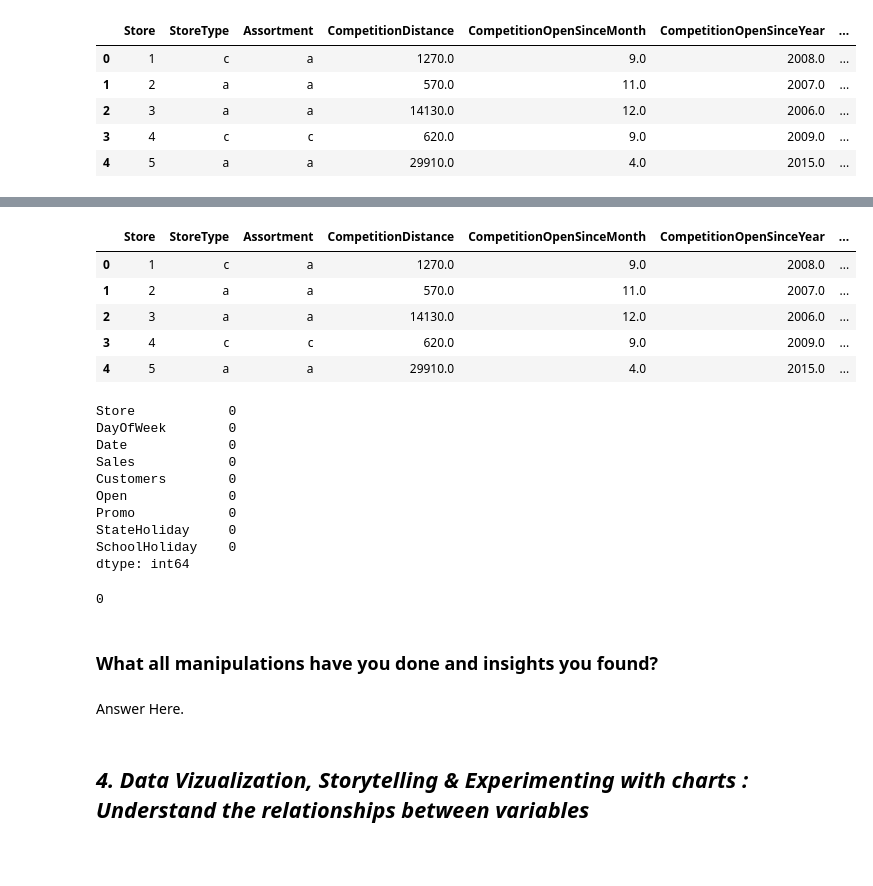
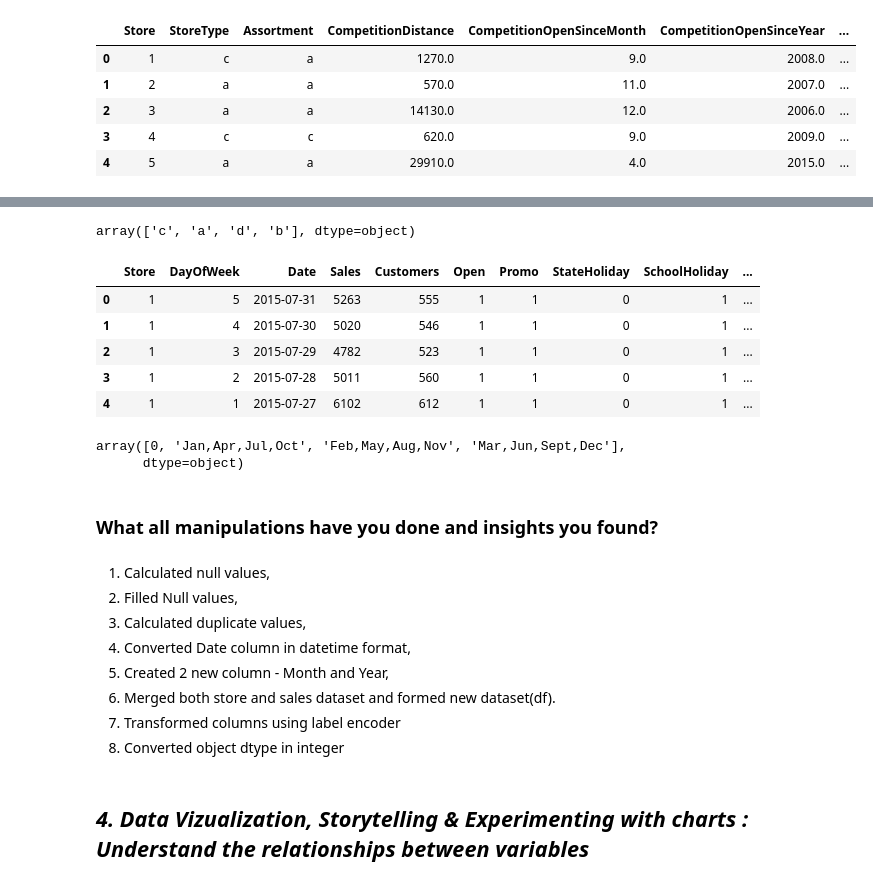
Before and after one commit to adityapatil4141/Retail-Store-Prediction, a Jupyter notebook: Retail_Sales_Prediction.ipynb, the cells around one changed output, grey strips where cells are left out. Saved outputs shown, nothing was run; the diff lists cells and outputs as text; code cells hidden in the pictures; blank space fills up the shorter version.

```diff
--- a/Retail_Sales_Prediction.ipynb
+++ b/Retail_Sales_Prediction.ipynb
@@ -324,0 +332,4 @@ df_store.duplicated().sum()
+# %%
+# Getting Month and Year column from Date column:
+df_sales['Month'] = df_sales['Date'].dt.month
+df_sales['Year'] = df_sales['Date'].dt.year
@@ -324,0 +346,3 @@ df_store.duplicated().sum()
+# %%
+# Merging both store and sales dataset in new dataset:
+df = pd.merge(df_sales,df_store,on='Store')
@@ -325,26 +380,27 @@ df_store.duplicated().sum()
+# %%
+df.StateHoliday=df.StateHoliday.astype('string')
+# %%
+df.StoreType.unique()
+# %% [output]
+array(['c', 'a', 'd', 'b'], dtype=object)
+# %%
+from sklearn.preprocessing import LabelEncoder
+le=LabelEncoder()
+
+df['StateHoliday'] = le.fit_transform(df['StateHoliday'])
+df['StoreType'] = le.fit_transform(df['StoreType'])
+df['Assortment'] = le.fit_transform(df['Assortment'])
 # %%
-df_store.head()
+df.head()
 # %% [output]
-|  | Store | StoreType | Assortment | CompetitionDistance | CompetitionOpenSinceMonth | CompetitionOpenSinceYear | ... |
-| 0 | 1 | c | a | 1270.0 | 9.0 | 2008.0 | ... |
-| 1 | 2 | a | a | 570.0 | 11.0 | 2007.0 | ... |
-| 2 | 3 | a | a | 14130.0 | 12.0 | 2006.0 | ... |
-| 3 | 4 | c | c | 620.0 | 9.0 | 2009.0 | ... |
-| 4 | 5 | a | a | 29910.0 | 4.0 | 2015.0 | ... |
+|  | Store | DayOfWeek | Date | Sales | Customers | Open | Promo | StateHoliday | SchoolHoliday | ... |
+| 0 | 1 | 5 | 2015-07-31 | 5263 | 555 | 1 | 1 | 0 | 1 | ... |
+| 1 | 1 | 4 | 2015-07-30 | 5020 | 546 | 1 | 1 | 0 | 1 | ... |
+| 2 | 1 | 3 | 2015-07-29 | 4782 | 523 | 1 | 1 | 0 | 1 | ... |
+| 3 | 1 | 2 | 2015-07-28 | 5011 | 560 | 1 | 1 | 0 | 1 | ... |
+| 4 | 1 | 1 | 2015-07-27 | 6102 | 612 | 1 | 1 | 0 | 1 | ... |
-# %%
-df_sales.isnull().sum()
-# %% [output]
-Store            0
-DayOfWeek        0
-Date             0
-Sales            0
-Customers        0
-Open             0
-Promo            0
-StateHoliday     0
-SchoolHoliday    0
-dtype: int64
-# %%
-df_sales.duplicated().sum()
-# %% [output]
-0
+# %%
+df.PromoInterval.unique()
+# %% [output]
+array([0, 'Jan,Apr,Jul,Oct', 'Feb,May,Aug,Nov', 'Mar,Jun,Sept,Dec'],
+      dtype=object)
@@ -351,7 +413,14 @@ df_sales.duplicated().sum()
 # %% [markdown]
 ### What all manipulations have you done and insights you found?
-# %% [markdown]
-Answer Here.
+# %% [markdown]
+1. Calculated null values,
+2. Filled Null values,
+3. Calculated duplicate values,
+4. Converted Date column in datetime format,
+5. Created 2 new column - Month and Year,
+6. Merged both store and sales dataset and formed new dataset(df).
+7. Transformed columns using label encoder
+8. Converted object dtype in integer
 # %% [markdown]
 ## ***4. Data Vizualization, Storytelling & Experimenting with charts : Understand the relationships between variables***
 # %% [markdown]
```
Also changed, not shown: parts of 146 cells of this notebook.
